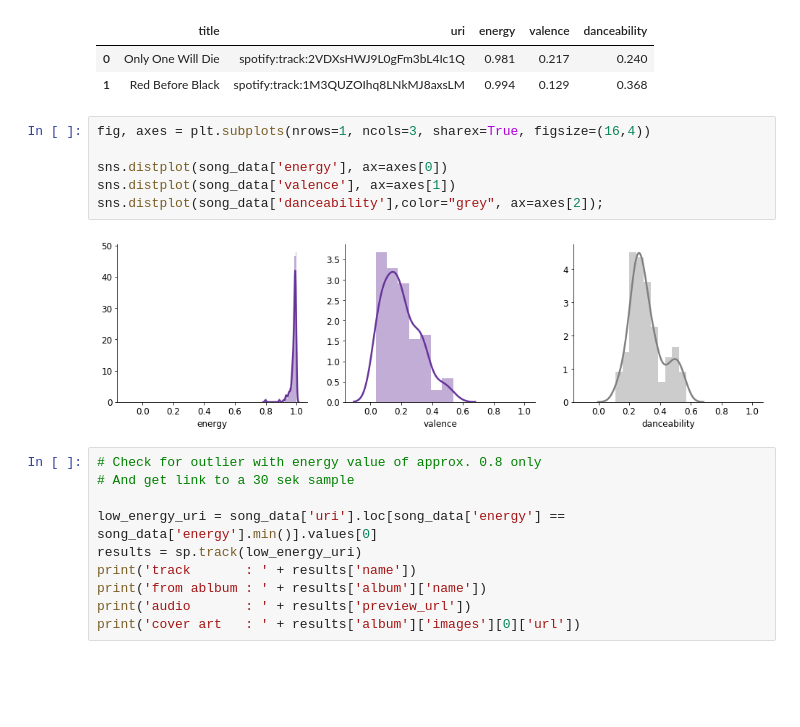
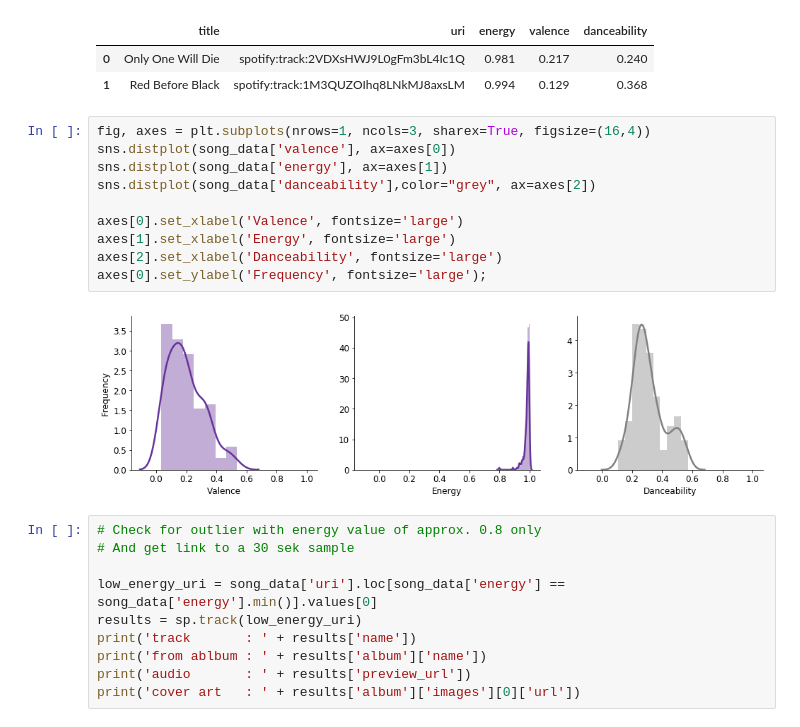
Before and after one commit to rbuerki/most-brutal-cannibal-corpse, a Jupyter notebook: 1-Audio-Analysis.ipynb, the cells around one changed output. Cells and saved outputs as stored; diff of their text form; blank space fills up the shorter version.

Commit message:
some styling of visualizations

```diff
--- a/1-Audio-Analysis.ipynb
+++ b/1-Audio-Analysis.ipynb
@@ -206,12 +206,16 @@ display(song_data.head(2))
 | 1 | Red Before Black | spotify:track:1M3QUZOIhq8LNkMJ8axsLM | 0.994 | 0.129 | 0.368 |
 # %%
 fig, axes = plt.subplots(nrows=1, ncols=3, sharex=True, figsize=(16,4))
+sns.distplot(song_data['valence'], ax=axes[0])
+sns.distplot(song_data['energy'], ax=axes[1])
+sns.distplot(song_data['danceability'],color="grey", ax=axes[2])
 
-sns.distplot(song_data['energy'], ax=axes[0])
-sns.distplot(song_data['valence'], ax=axes[1])
-sns.distplot(song_data['danceability'],color="grey", ax=axes[2]);
+axes[0].set_xlabel('Valence', fontsize='large')
+axes[1].set_xlabel('Energy', fontsize='large')
+axes[2].set_xlabel('Danceability', fontsize='large')
+axes[0].set_ylabel('Frequency', fontsize='large');
 # %% [output]
-[figure, old version]
+[figure, new version]
 # %%
 # Check for outlier with energy value of approx. 0.8 only
 # And get link to a 30 sek sample
```
Also changed, not shown: parts of 3 cells of this notebook.
